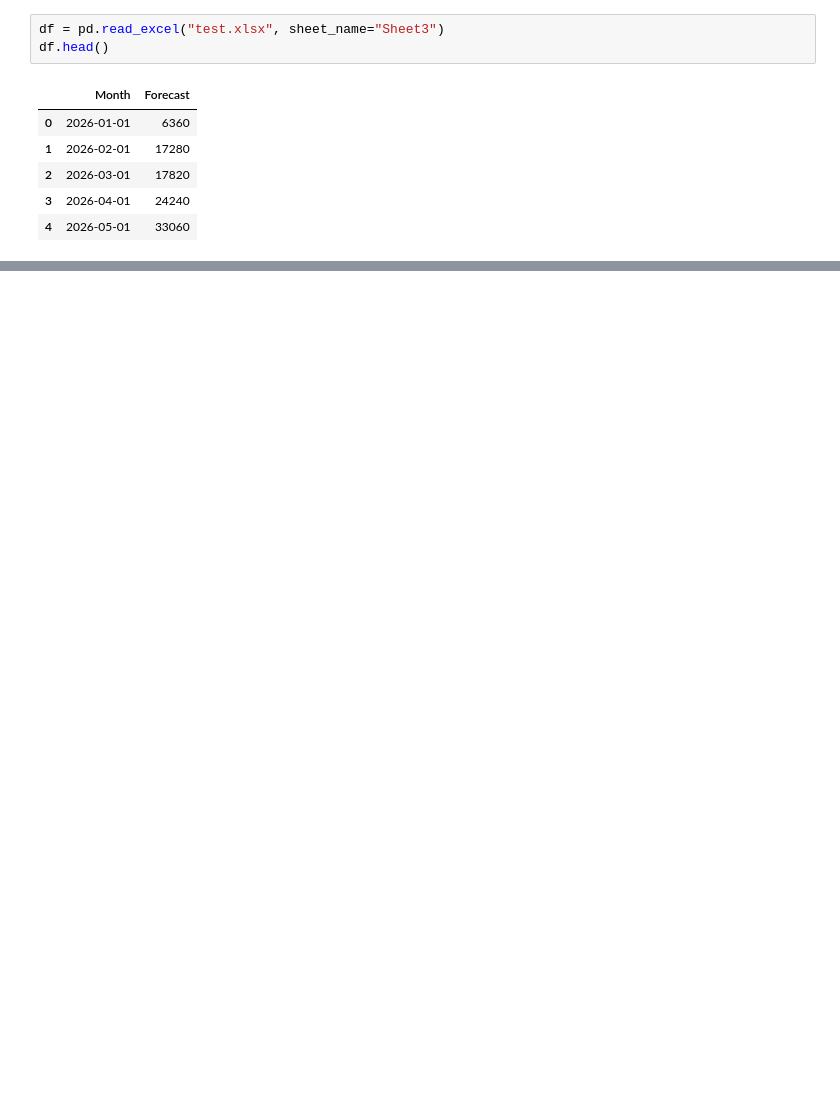
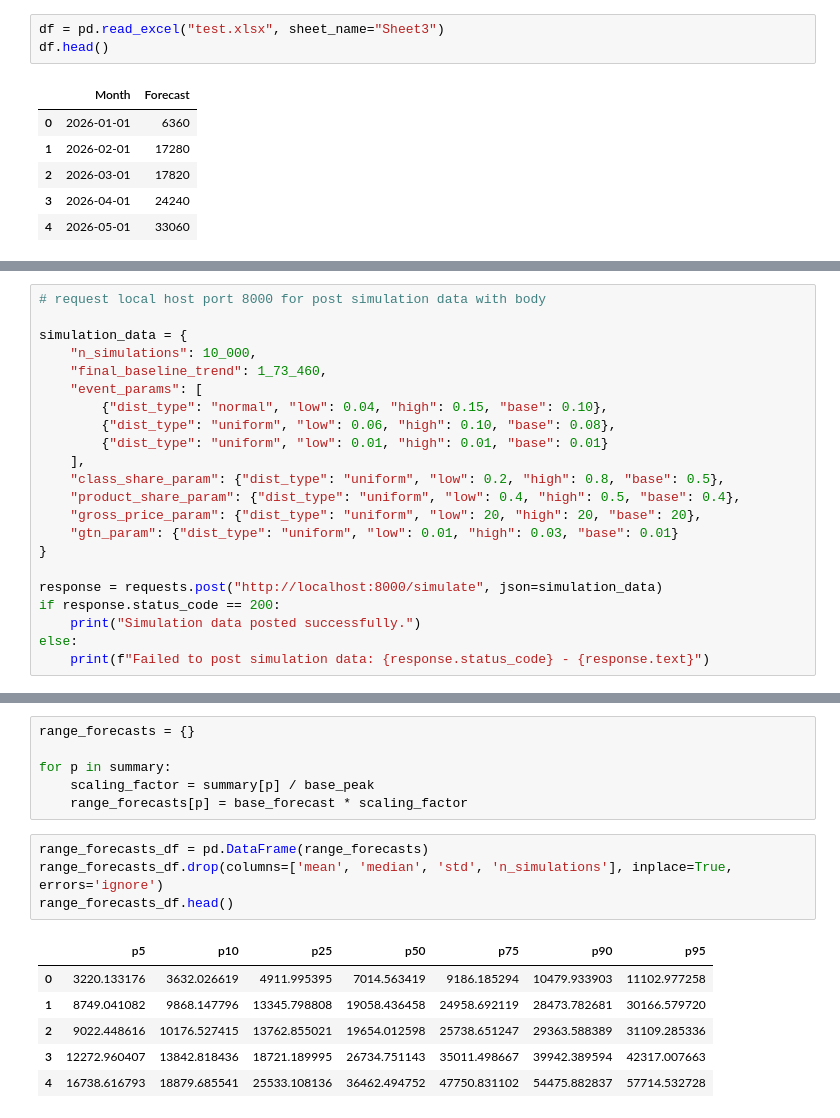
Before and after one commit to Vishesh-Chryselys/simu_expo, a Jupyter notebook: range_forecast.ipynb, the cells around one changed output, grey strips where cells are left out. Drawn from its saved outputs; the diff is of its cells as text; blank space fills up the shorter version.

```diff
--- a/range_forecast.ipynb
+++ b/range_forecast.ipynb
@@ -20,0 +29,22 @@ df[df['Forecast']==df['Forecast'].max()]
+# %%
+# request local host port 8000 for post simulation data with body
+
+simulation_data = {
+    "n_simulations": 10_000,
+    "final_baseline_trend": 1_73_460,
+    "event_params": [
+        {"dist_type": "normal", "low": 0.04, "high": 0.15, "base": 0.10},
+        {"dist_type": "uniform", "low": 0.06, "high": 0.10, "base": 0.08},
+        {"dist_type": "uniform", "low": 0.01, "high": 0.01, "base": 0.01}
+    ],
+    "class_share_param": {"dist_type": "uniform", "low": 0.2, "high": 0.8, "base": 0.5},
+    "product_share_param": {"dist_type": "uniform", "low": 0.4, "high": 0.5, "base": 0.4},
+    "gross_price_param": {"dist_type": "uniform", "low": 20, "high": 20, "base": 20},
+    "gtn_param": {"dist_type": "uniform", "low": 0.01, "high": 0.03, "base": 0.01}
+}
+
+response = requests.post("http://localhost:8000/simulate", json=simulation_data)
+if response.status_code == 200:
+    print("Simulation data posted successfully.")
+else:
+    print(f"Failed to post simulation data: {response.status_code} - {response.text}")
@@ -20,0 +93,17 @@ df[df['Forecast']==df['Forecast'].max()]
+# %%
+range_forecasts = {}
+
+for p in summary:
+    scaling_factor = summary[p] / base_peak
+    range_forecasts[p] = base_forecast * scaling_factor
+# %%
+range_forecasts_df = pd.DataFrame(range_forecasts)
+range_forecasts_df.drop(columns=['mean', 'median', 'std', 'n_simulations'], inplace=True, errors='ignore')
+range_forecasts_df.head()
+# %% [output]
+|  | p5 | p10 | p25 | p50 | p75 | p90 | p95 |
+| 0 | 3220.133176 | 3632.026619 | 4911.995395 | 7014.563419 | 9186.185294 | 10479.933903 | 11102.977258 |
+| 1 | 8749.041082 | 9868.147796 | 13345.798808 | 19058.436458 | 24958.692119 | 28473.782681 | 30166.579720 |
+| 2 | 9022.448616 | 10176.527415 | 13762.855021 | 19654.012598 | 25738.651247 | 29363.588389 | 31109.285336 |
+| 3 | 12272.960407 | 13842.818436 | 18721.189995 | 26734.751143 | 35011.498667 | 39942.389594 | 42317.007663 |
+| 4 | 16738.616793 | 18879.685541 | 25533.108136 | 36462.494752 | 47750.831102 | 54475.882837 | 57714.532728 |
```
Also changed, not shown: parts of 17 cells of this notebook, 3 other files.
